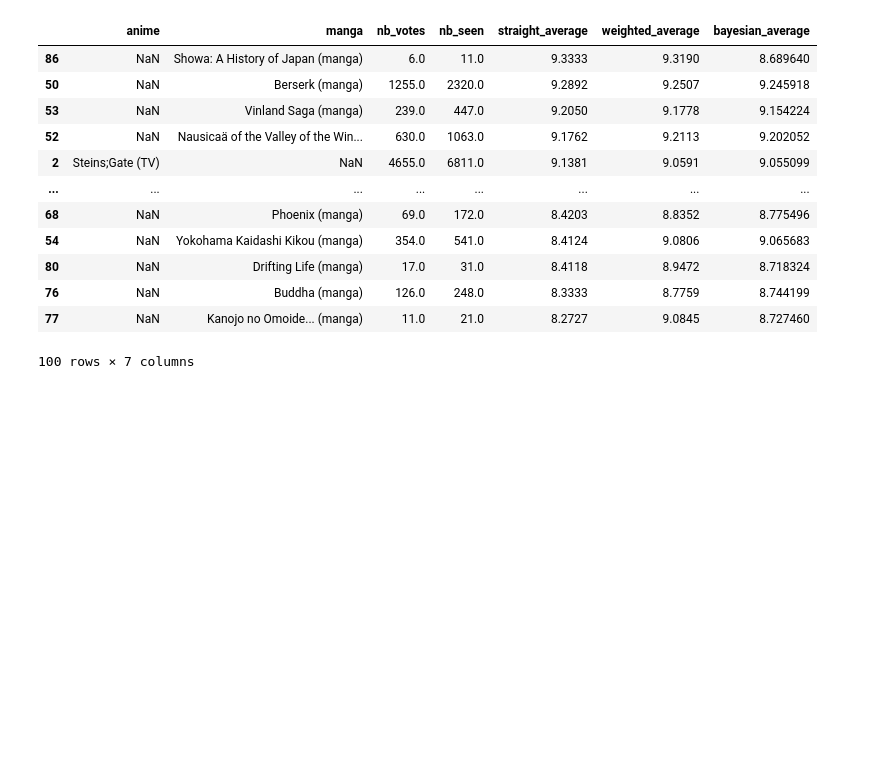
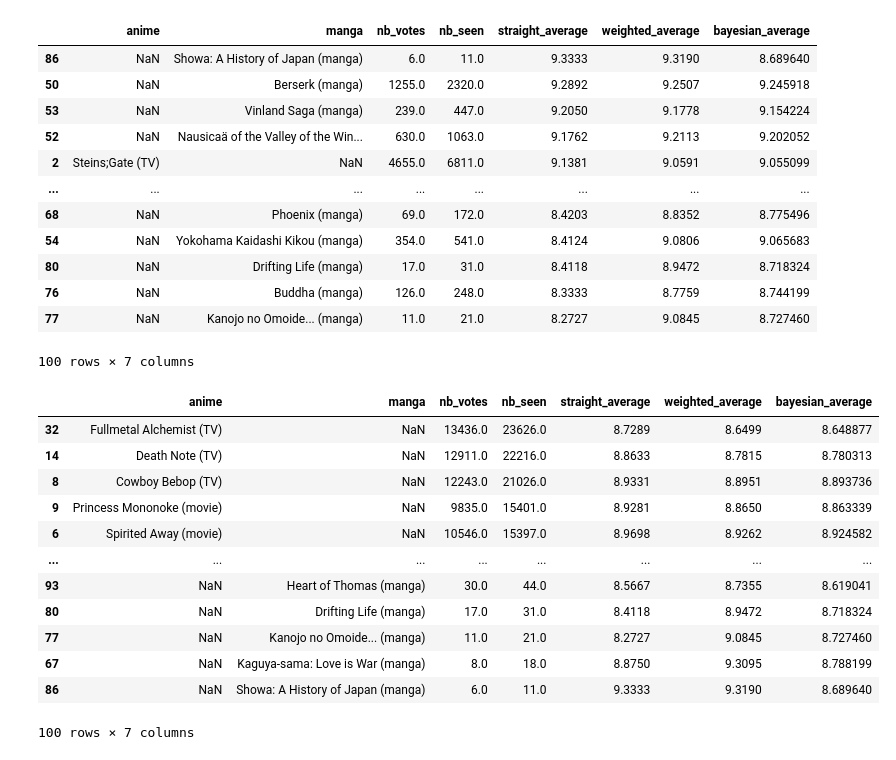
Before and after one commit to BrandonTownsend/ETL_Challenge, a Jupyter notebook: james.ipynb, the cells around one changed output. Cells and saved outputs as stored; diff of their text form; code cells hidden in the pictures; blank space fills up the shorter version.

```diff
--- a/james.ipynb
+++ b/james.ipynb
@@ -208,3 +208,20 @@ list_df2
 | 76 | NaN | Buddha (manga) | 126.0 | 248.0 | 8.3333 | 8.7759 | 8.744199 |
 | 77 | NaN | Kanojo no Omoide... (manga) | 11.0 | 21.0 | 8.2727 | 9.0845 | 8.727460 |
 100 rows × 7 columns
+# %%
+list_df2.sort_values(by=['nb_seen', 'straight_average'], inplace=True, ascending=False)
+list_df2
+# %% [output]
+|  | anime | manga | nb_votes | nb_seen | straight_average | weighted_average | bayesian_average |
+| 32 | Fullmetal Alchemist (TV) | NaN | 13436.0 | 23626.0 | 8.7289 | 8.6499 | 8.648877 |
+| 14 | Death Note (TV) | NaN | 12911.0 | 22216.0 | 8.8633 | 8.7815 | 8.780313 |
+| 8 | Cowboy Bebop (TV) | NaN | 12243.0 | 21026.0 | 8.9331 | 8.8951 | 8.893736 |
+| 9 | Princess Mononoke (movie) | NaN | 9835.0 | 15401.0 | 8.9281 | 8.8650 | 8.863339 |
+| 6 | Spirited Away (movie) | NaN | 10546.0 | 15397.0 | 8.9698 | 8.9262 | 8.924582 |
+| ... | ... | ... | ... | ... | ... | ... | ... |
+| 93 | NaN | Heart of Thomas (manga) | 30.0 | 44.0 | 8.5667 | 8.7355 | 8.619041 |
+| 80 | NaN | Drifting Life (manga) | 17.0 | 31.0 | 8.4118 | 8.9472 | 8.718324 |
+| 77 | NaN | Kanojo no Omoide... (manga) | 11.0 | 21.0 | 8.2727 | 9.0845 | 8.727460 |
+| 67 | NaN | Kaguya-sama: Love is War (manga) | 8.0 | 18.0 | 8.8750 | 9.3095 | 8.788199 |
+| 86 | NaN | Showa: A History of Japan (manga) | 6.0 | 11.0 | 9.3333 | 9.3190 | 8.689640 |
+100 rows × 7 columns
```
